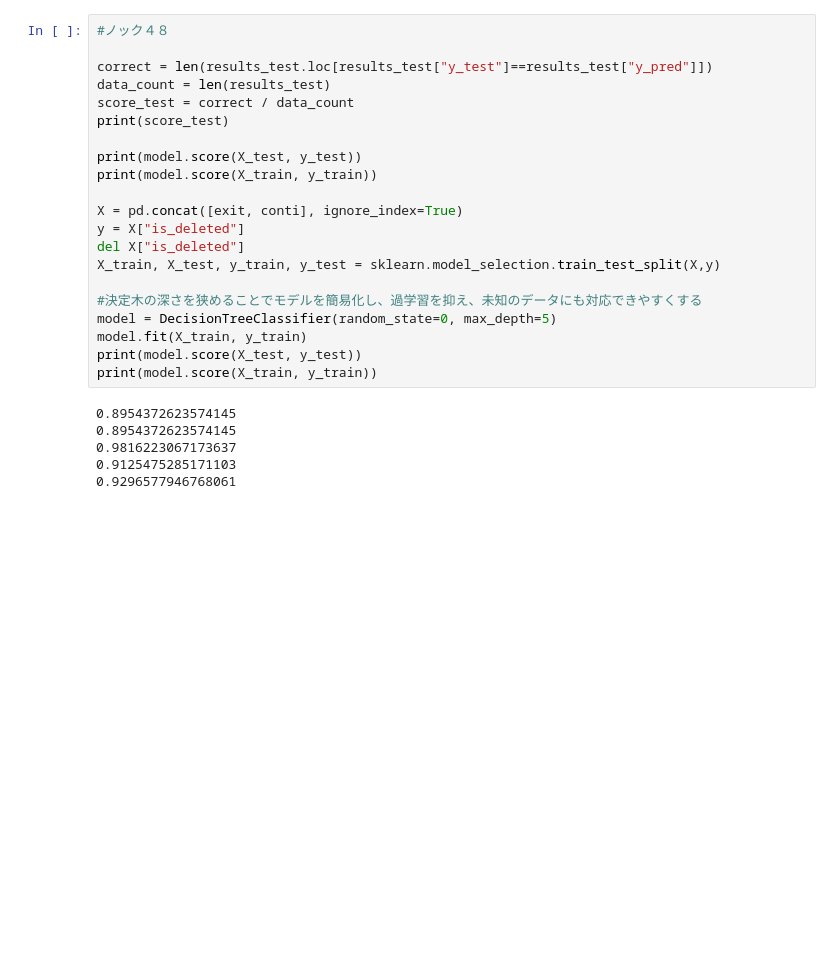
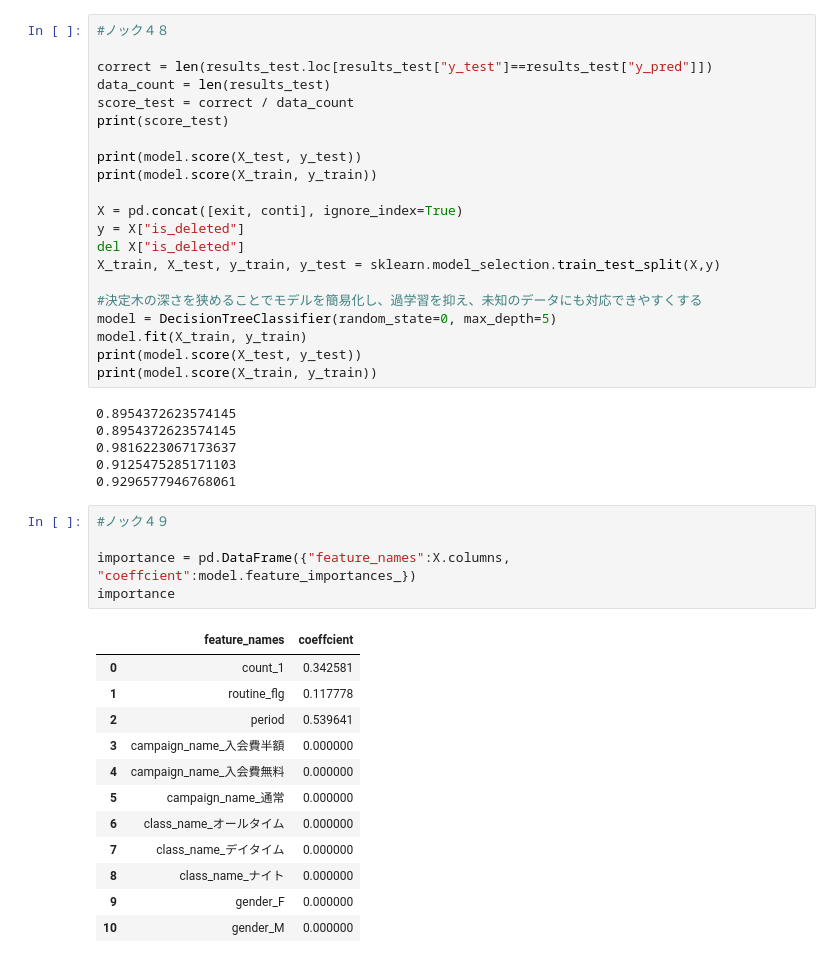
Before and after one commit to midoritya/python_dataanalytics_100knock, a Jupyter notebook: chapter5/chapter5.ipynb, the cells around one changed output. Saved outputs shown, nothing was run; the diff lists cells and outputs as text; blank space fills up the shorter version.

```diff
--- a/chapter5/chapter5.ipynb
+++ b/chapter5/chapter5.ipynb
@@ -240,3 +240,21 @@ print(model.score(X_train, y_train))
 0.9816223067173637
 0.9125475285171103
 0.9296577946768061
+# %%
+#ノック４９
+
+importance = pd.DataFrame({"feature_names":X.columns, "coeffcient":model.feature_importances_})
+importance
+# %% [output]
+|  | feature_names | coeffcient |
+| 0 | count_1 | 0.342581 |
+| 1 | routine_flg | 0.117778 |
+| 2 | period | 0.539641 |
+| 3 | campaign_name_入会費半額 | 0.000000 |
+| 4 | campaign_name_入会費無料 | 0.000000 |
+| 5 | campaign_name_通常 | 0.000000 |
+| 6 | class_name_オールタイム | 0.000000 |
+| 7 | class_name_デイタイム | 0.000000 |
+| 8 | class_name_ナイト | 0.000000 |
+| 9 | gender_F | 0.000000 |
+| 10 | gender_M | 0.000000 |
```
